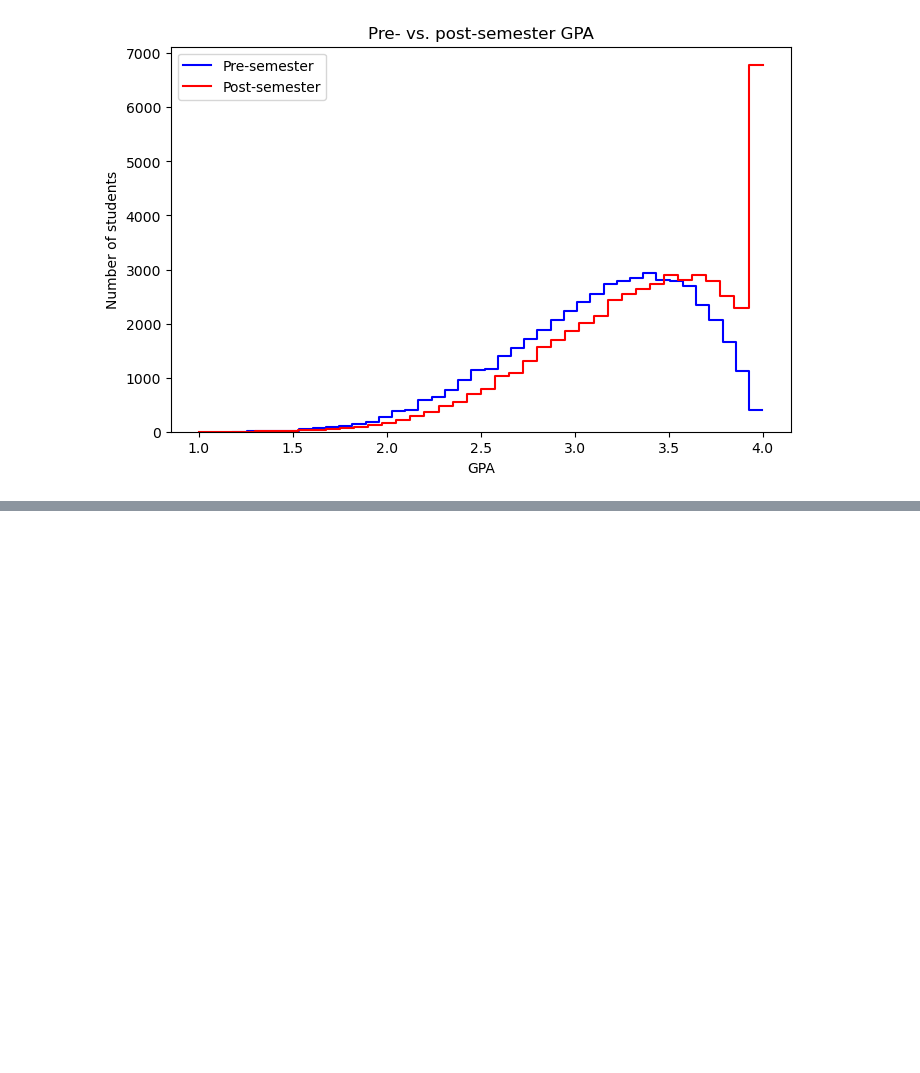
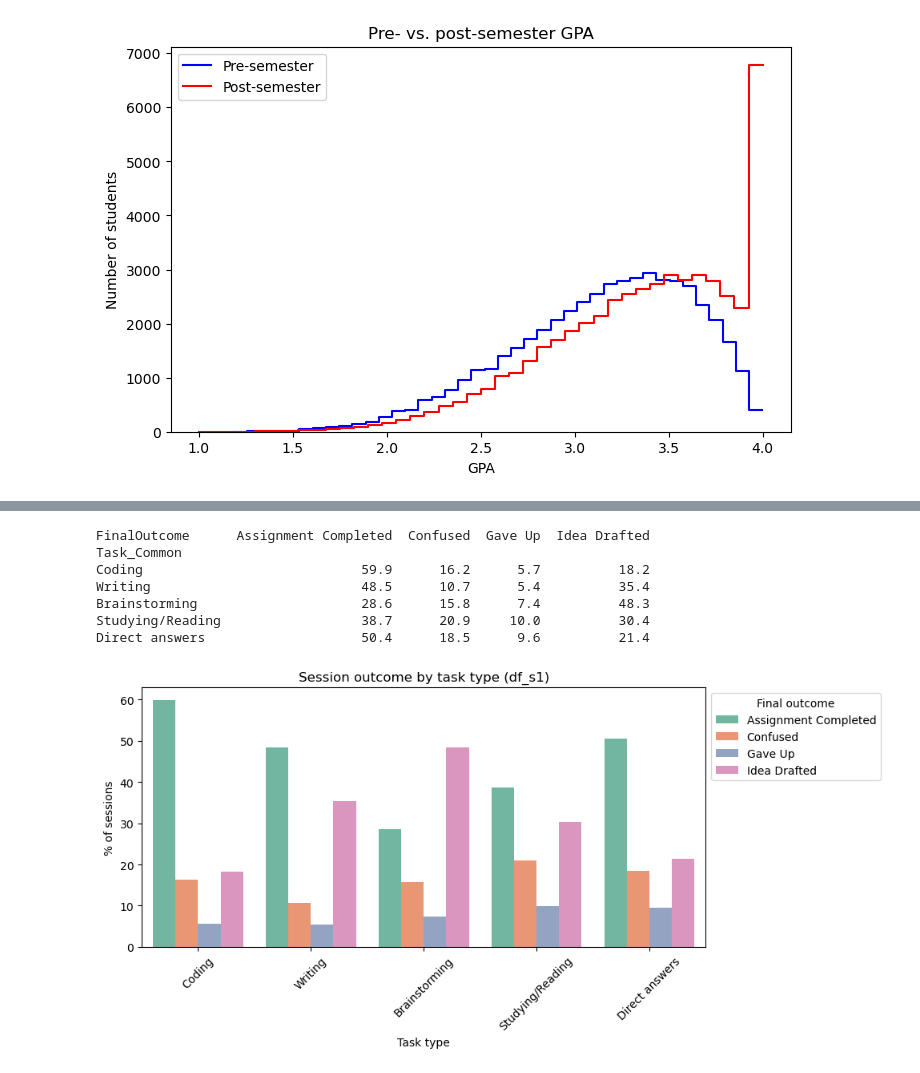
Before and after one commit to Snehashharmaa/cs418-learning-without-ai, a Jupyter notebook: data_acquisition.ipynb, the cells around one changed output, grey strips where cells are left out. Cells and saved outputs as stored; diff of their text form; code cells hidden in the pictures; blank space fills up the shorter version.

```diff
--- a/data_acquisition.ipynb
+++ b/data_acquisition.ipynb
@@ -250,0 +268,32 @@ plt.show()
+# %%
+# count sessions per task type and outcome
+outcome_counts = df_s1.pivot_table(index="Task_Common", columns="FinalOutcome", aggfunc="size")
+
+# convert counts to % of each task type (percentage will easier to compare when looking at the visualization )
+outcome_pct = outcome_counts.div(outcome_counts.sum(axis=1), axis=0).reindex(order) * 100
+print(outcome_pct.round(1))
+
+# reshape to long format for seaborn
+outcome_long = outcome_pct.reset_index().melt(id_vars="Task_Common", var_name="FinalOutcome", value_name="Percent")
+
+# grouped bar chart
+plt.figure(figsize=(10, 5))
+sns.barplot(data=outcome_long, x="Task_Common", y="Percent", hue="FinalOutcome", order=order, palette="Set2")
+
+plt.xlabel("Task type")
+plt.ylabel("% of sessions")
+plt.title("Session outcome by task type (df_s1)")
+plt.xticks(rotation=45)
+
+plt.legend(title="Final outcome", bbox_to_anchor=(1.0, 1))
+plt.tight_layout()
+plt.show()
+# %% [output]
+FinalOutcome      Assignment Completed  Confused  Gave Up  Idea Drafted
+Task_Common
+Coding                            59.9      16.2      5.7          18.2
+Writing                           48.5      10.7      5.4          35.4
+Brainstorming                     28.6      15.8      7.4          48.3
+Studying/Reading                  38.7      20.9     10.0          30.4
+Direct answers                    50.4      18.5      9.6          21.4
+[figure, added]
```
Also changed, not shown: parts of 12 cells of this notebook.
